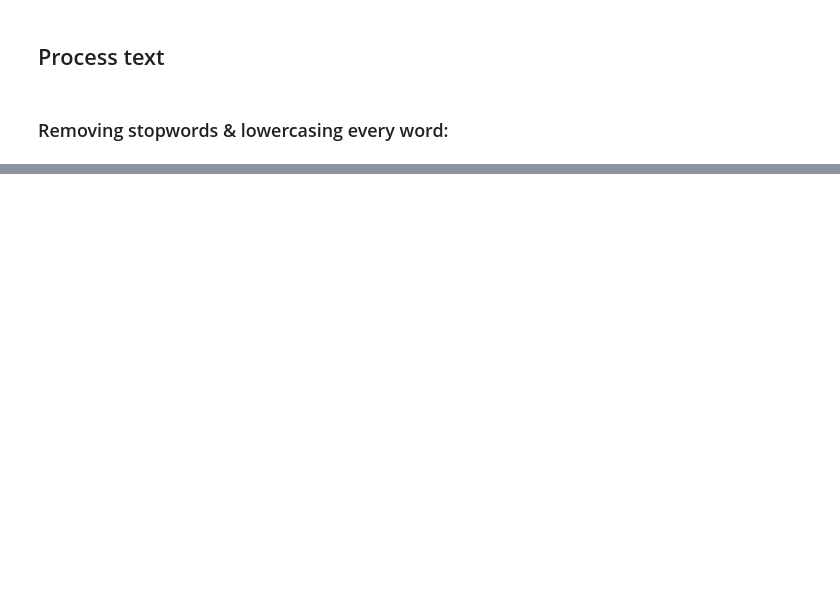
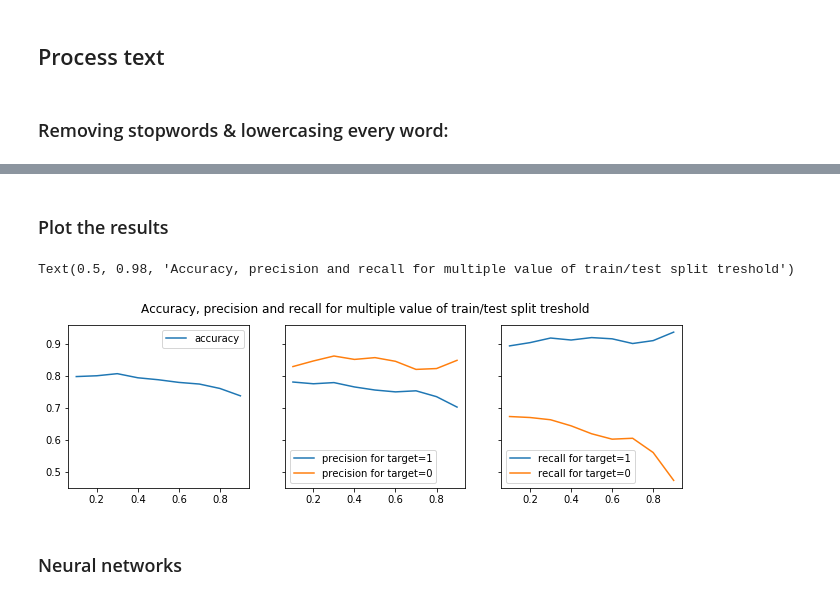
Before and after one commit to amuller9/Rolex_Project2, a Jupyter notebook: code/Samuel Main_Project2.ipynb, the cells around one changed output, grey strips where cells are left out. Drawn from its saved outputs; the diff is of its cells as text; code cells hidden in the pictures; blank space fills up the shorter version.

Commit message:
added plots for train/test treshold

```diff
--- a/code/Samuel Main_Project2.ipynb
+++ b/code/Samuel Main_Project2.ipynb
@@ -113,0 +131,12 @@ AttributeError: 'str' object has no attribute 'lemma'
+# %%
+# recreating sentences
+def sentence(text):
+  sentence = ''
+  for word in text:
+    sentence = sentence + ' ' + word
+
+  return sentence
+
+df['filtered_tweet'] = df['filtered_tweet'].apply(lambda x: sentence(x))
+
+df.head()
@@ -136,9 +172,7 @@ def spacy_tokenizer(sentence):
 
 tfidf_vector = TfidfVectorizer(tokenizer = spacy_tokenizer)
 # %%
-from sklearn.model_selection import train_test_split
-
-X = df['text']
+X = df['filtered_tweet']
 ylabels = df['target']
 
 X_train, X_test, y_train, y_test = train_test_split(X, ylabels, test_size=0.3, random_state=72)
@@ -169,0 +224,43 @@ print(" Recall:",metrics.recall_score(y_test, predicted, average=None))
+# %% [markdown]
+### Plot the results
+# %%
+import matplotlib.pyplot as plt
+
+data_acc = {}
+data_prec = {}
+data_rec = {}
+
+
+for i in range(1, 10, 1):
+  j = i/10
+  accuracy, precision, recall, i = log_reg(j)
+  data_acc[j] = accuracy
+  data_prec[j] = precision
+  data_rec[j] = recall
+
+names_acc = list(data_acc.keys())
+values_acc = list(data_acc.values())
+
+names_prec = list(data_prec.keys())
+values_prec = list(data_prec.values())
+
+names_rec = list(data_rec.keys())
+values_rec = list(data_rec.values())
+
+fig, axs = plt.subplots(1, 3, figsize=(11, 3), sharey=True)
+
+axs[0].plot(names_acc, values_acc, label='accuracy')
+axs[0].legend()
+
+axs[1].plot(names_prec, values_prec, label='precision')
+axs[1].legend(('precision for target=1', 'precision for target=0'))
+
+axs[2].plot(names_rec, values_rec, label='recall')
+axs[2].legend(('recall for target=1', 'recall for target=0'))
+
+fig.suptitle('Accuracy, precision and recall for multiple value of train/test split treshold')
+# %% [output]
+Text(0.5, 0.98, 'Accuracy, precision and recall for multiple value of train/test split treshold')
+[figure, added]
+# %% [markdown]
+### Neural networks
```
Also changed, not shown: parts of 13 cells of this notebook.
